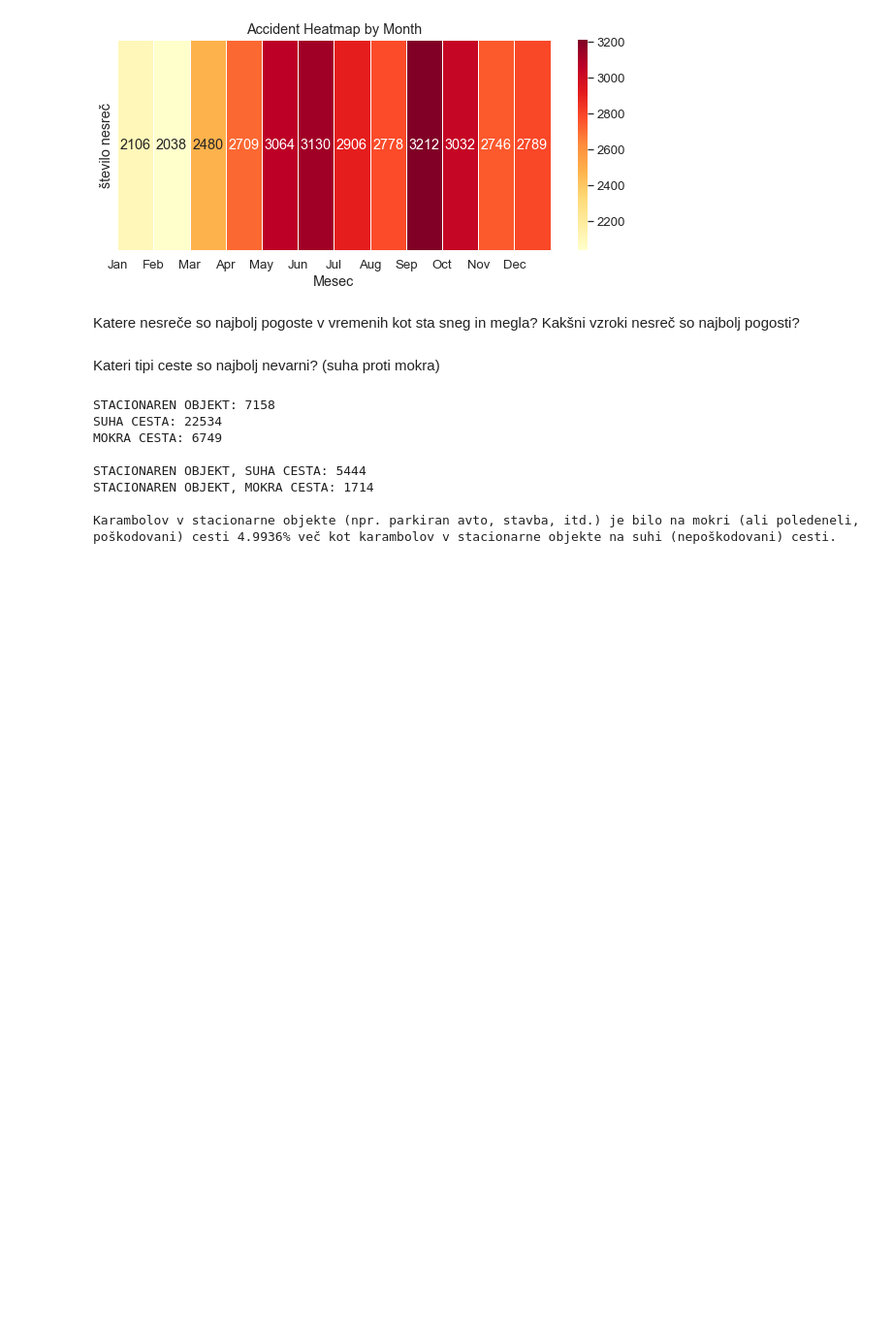
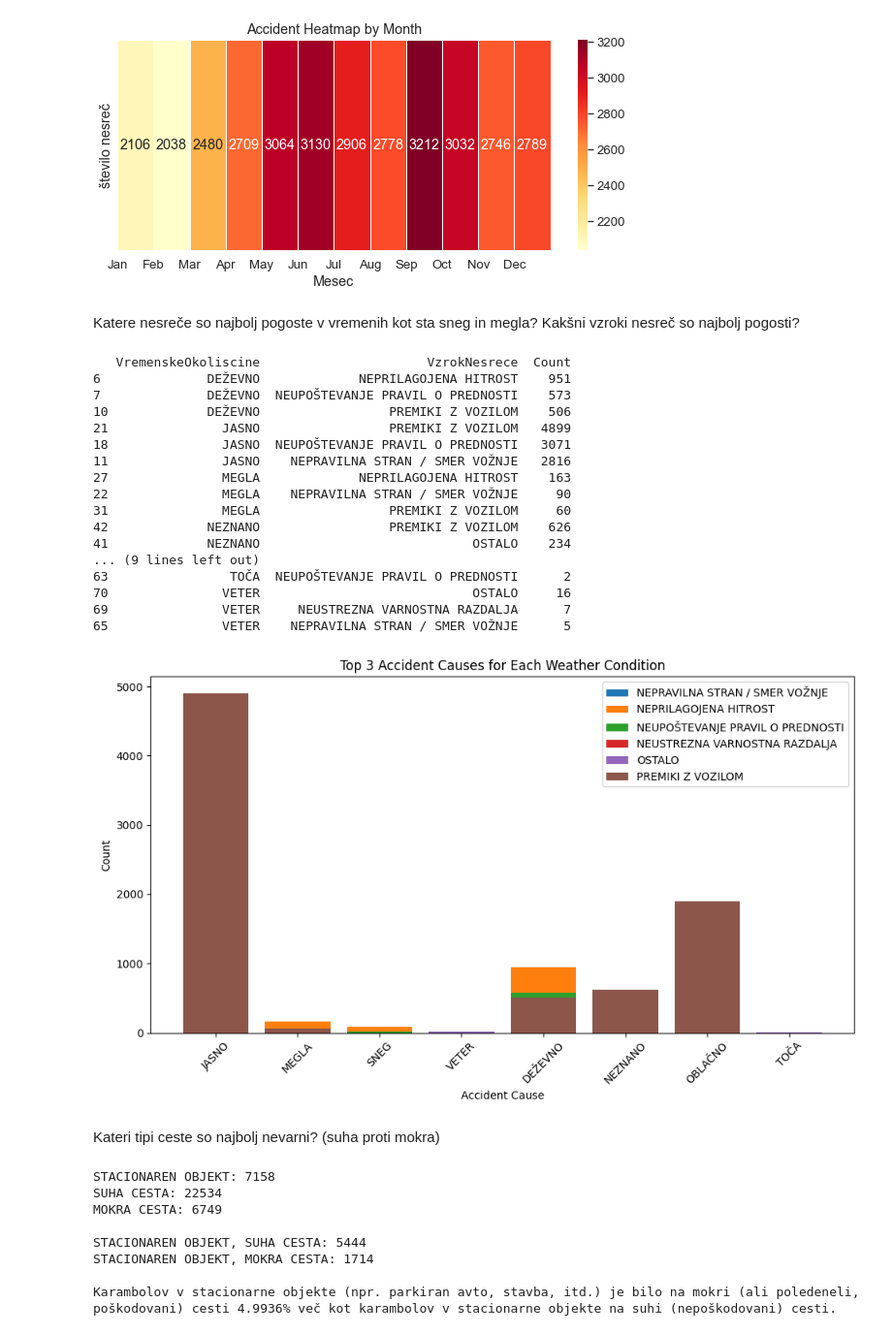
Before and after one commit to TilenS2002/PR22NPJINBMCTS, a Jupyter notebook: Untitled.ipynb, the cells around one changed output. Shown: that part at 97% size. Cells and saved outputs as stored; diff of their text form; code cells hidden in the pictures; blank space fills up the shorter version.

```diff
--- a/Untitled.ipynb
+++ b/Untitled.ipynb
@@ -310,7 +310,51 @@ Winter: 6933 accidents (21.02%)
 # %% [markdown]
 Katere nesreče so najbolj pogoste v vremenih kot sta sneg in megla? Kakšni vzroki nesreč so najbolj pogosti?
 # %%
-# to do
+import matplotlib.pyplot as plt
+
+merged_df = nesreca.merge(faktor_cest, on='ZaporednaStevilkaOsebeVPN')
+
+grouped_df = merged_df.groupby(['VremenskeOkoliscine', 'VzrokNesrece']).size().reset_index(name='Count')
+
+sorted_df = grouped_df.sort_values(['VremenskeOkoliscine', 'Count'], ascending=[True, False])
+
+top_causes_by_weather = sorted_df.groupby('VremenskeOkoliscine').head(3)
+
+print(top_causes_by_weather)
+
+
+# Plot the data
+plt.figure(figsize=(10, 6))
+for weather, data in top_causes_by_weather.groupby('VzrokNesrece'):
+    plt.bar(data['VremenskeOkoliscine'], data['Count'], label=weather)
+plt.xticks(rotation=45)
+plt.xlabel('Accident Cause')
+plt.ylabel('Count')
+plt.title('Top 3 Accident Causes for Each Weather Condition')
+plt.legend()
+plt.tight_layout()
+
+# Display the plot
+plt.show()
+# %% [output]
+   VremenskeOkoliscine                      VzrokNesrece  Count
+6              DEŽEVNO             NEPRILAGOJENA HITROST    951
+7              DEŽEVNO  NEUPOŠTEVANJE PRAVIL O PREDNOSTI    573
+10             DEŽEVNO                 PREMIKI Z VOZILOM    506
+21               JASNO                 PREMIKI Z VOZILOM   4899
+18               JASNO  NEUPOŠTEVANJE PRAVIL O PREDNOSTI   3071
+11               JASNO    NEPRAVILNA STRAN / SMER VOŽNJE   2816
+27               MEGLA             NEPRILAGOJENA HITROST    163
+22               MEGLA    NEPRAVILNA STRAN / SMER VOŽNJE     90
+31               MEGLA                 PREMIKI Z VOZILOM     60
+42             NEZNANO                 PREMIKI Z VOZILOM    626
+41             NEZNANO                            OSTALO    234
+... (9 lines left out)
+63                TOČA  NEUPOŠTEVANJE PRAVIL O PREDNOSTI      2
+70               VETER                            OSTALO     16
+69               VETER     NEUSTREZNA VARNOSTNA RAZDALJA      7
+65               VETER    NEPRAVILNA STRAN / SMER VOŽNJE      5
+[figure, added]
 # %% [markdown]
 Kateri tipi ceste so najbolj nevarni? (suha proti mokra)
 # %%
```
